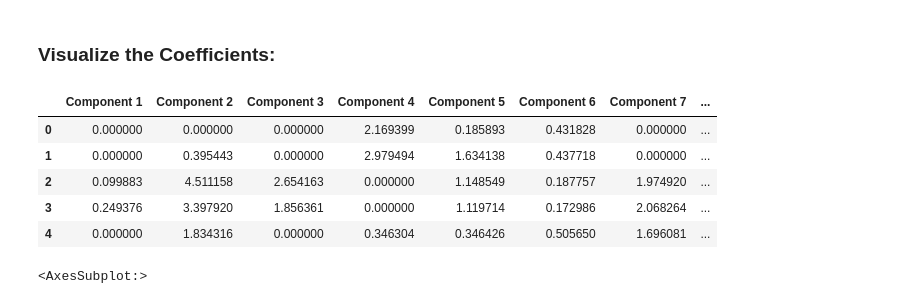
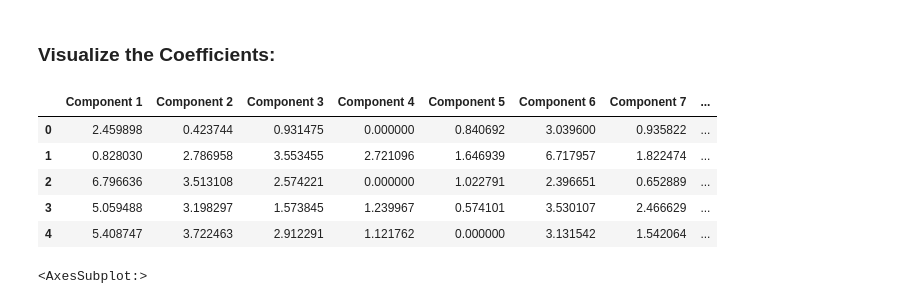
Before and after one commit to georgeaidinis/Dissertation, a Jupyter notebook: DATA/OPNMF_Testing_Using_UKBB_CN_Males.ipynb, the cells around one changed output. Cells and saved outputs as stored; diff of their text form; code cells hidden in the pictures.

```diff
--- a/DATA/OPNMF_Testing_Using_UKBB_CN_Males.ipynb
+++ b/DATA/OPNMF_Testing_Using_UKBB_CN_Males.ipynb
@@ -60,21 +60,21 @@ For testing purposes I use sklearn NMF code, later use of lab OPNMF code will be
 # %%
 from sklearn.decomposition import NMF
 
-model = NMF(n_components=15, init='random', random_state=0, max_iter=5000)
+model = NMF(n_components=18, init='random', random_state=0, max_iter=5000)
 W = model.fit_transform(normalized_roi_matrix)
 H = model.components_
 # %% [markdown]
 ### Visualize the Coefficients:
 # %%
-coeffs = pd.DataFrame(np.transpose(H),columns = ["Component " + str(i+1) for i in range(model.n_components)])
+coeffs = pd.DataFrame(W,columns = ["Component " + str(i+1) for i in range(model.n_components)])
 coeffs.head()
 # %% [output]
 |  | Component 1 | Component 2 | Component 3 | Component 4 | Component 5 | Component 6 | Component 7 | ... |
-| 0 | 0.000000 | 0.000000 | 0.000000 | 2.169399 | 0.185893 | 0.431828 | 0.000000 | ... |
-| 1 | 0.000000 | 0.395443 | 0.000000 | 2.979494 | 1.634138 | 0.437718 | 0.000000 | ... |
-| 2 | 0.099883 | 4.511158 | 2.654163 | 0.000000 | 1.148549 | 0.187757 | 1.974920 | ... |
-| 3 | 0.249376 | 3.397920 | 1.856361 | 0.000000 | 1.119714 | 0.172986 | 2.068264 | ... |
-| 4 | 0.000000 | 1.834316 | 0.000000 | 0.346304 | 0.346426 | 0.505650 | 1.696081 | ... |
+| 0 | 2.459898 | 0.423744 | 0.931475 | 0.000000 | 0.840692 | 3.039600 | 0.935822 | ... |
+| 1 | 0.828030 | 2.786958 | 3.553455 | 2.721096 | 1.646939 | 6.717957 | 1.822474 | ... |
+| 2 | 6.796636 | 3.513108 | 2.574221 | 0.000000 | 1.022791 | 2.396651 | 0.652889 | ... |
+| 3 | 5.059488 | 3.198297 | 1.573845 | 1.239967 | 0.574101 | 3.530107 | 2.466629 | ... |
+| 4 | 5.408747 | 3.722463 | 2.912291 | 1.121762 | 0.000000 | 3.131542 | 1.542064 | ... |
 # %%
 normalized_roi_matrix.iloc[0].plot(kind='bar', figsize=(15,10))
 # %% [output]
```
Also changed, not shown: parts of 3 cells of this notebook, 7 other files.
